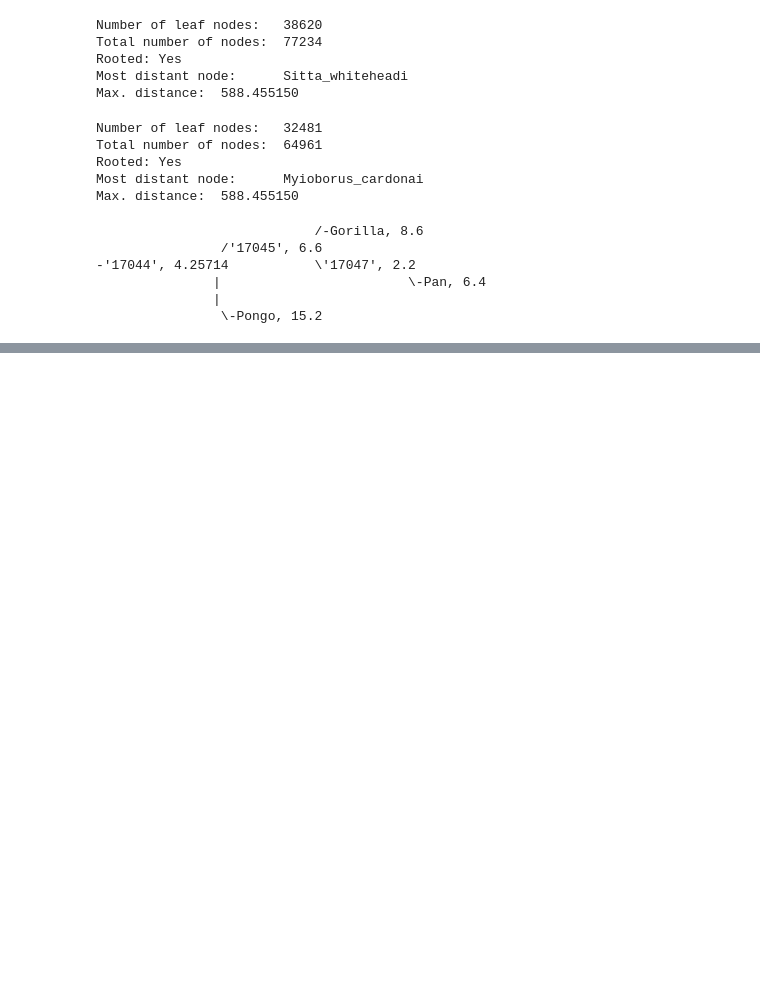
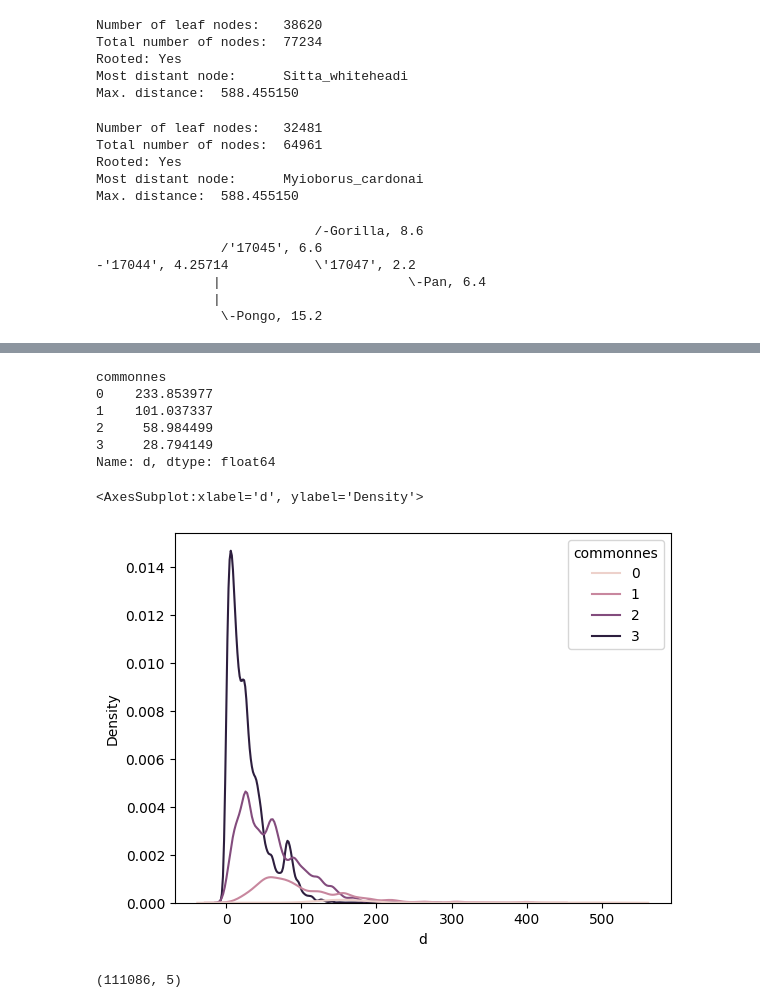
Before and after one commit to mitoclub/nemu-pipeline, a Jupyter notebook: notebooks/prepare_beasts_datasets.ipynb, the cells around one changed output, grey strips where cells are left out. Saved outputs shown, nothing was run; the diff lists cells and outputs as text; code cells hidden in the pictures; blank space fills up the shorter version.

```diff
--- a/notebooks/prepare_beasts_datasets.ipynb
+++ b/notebooks/prepare_beasts_datasets.ipynb
@@ -643,0 +530,8 @@ leaf.get_closest_leaf()
+# %%
+df_closest["common_genus"] = df_closest.leaf1.apply(lambda x: x.split("_")[0]) == df_closest.leaf2.apply(lambda x: x.split("_")[0])
+# %%
+df_closest = df_closest.merge(genes_taxa_longest[["order", "fam", "species"]].drop_duplicates(), right_on="species", left_on="leaf1")\
+    .drop("species", axis=1).rename(columns={"order":"leaf1_order", "fam":"leaf1_fammily"})\
+        .merge(genes_taxa_longest[["order", "fam", "species"]].drop_duplicates(), right_on="species", left_on="leaf2")\
+            .drop("species", axis=1).rename(columns={"order":"leaf2_order", "fam":"leaf2_fammily"})
+df_closest.head(2)
@@ -643,0 +542,27 @@ leaf.get_closest_leaf()
+# %%
+df_closest["common_family"] = df_closest.leaf1_fammily == df_closest.leaf2_fammily
+df_closest["common_order"] = df_closest.leaf1_order == df_closest.leaf2_order
+# %%
+df_closest["commonnes"] = df_closest.common_genus.astype(np.int8) + df_closest.common_family + df_closest.common_order
+# %%
+df_closest.groupby("commonnes").d.mean()
+# %% [output]
+commonnes
+0    233.853977
+1    101.037337
+2     58.984499
+3     28.794149
+Name: d, dtype: float64
+# %%
+sns.kdeplot(data=df_closest[df_closest.d < 500], x='d', hue="commonnes")
+# %% [output]
+<AxesSubplot:xlabel='d', ylabel='Density'>
+[figure, added]
+# %%
+# all paird in the table will be from single family
+# leaf1 in uniq, leaf2 in longest
+df_closest_filtered = df_closest[df_closest.common_family].iloc[:, [0,1,2,3, 8]]
+# df_closest_filtered = df_closest_filtered[(df_closest_filtered.leaf1.isin(genes_taxa_uniq.species)) & (df_closest_filtered.leaf2.isin(genes_taxa_longest.species))]
+df_closest_filtered.shape
+# %% [output]
+(111086, 5)
```
Also changed, not shown: parts of 40 cells of this notebook.
